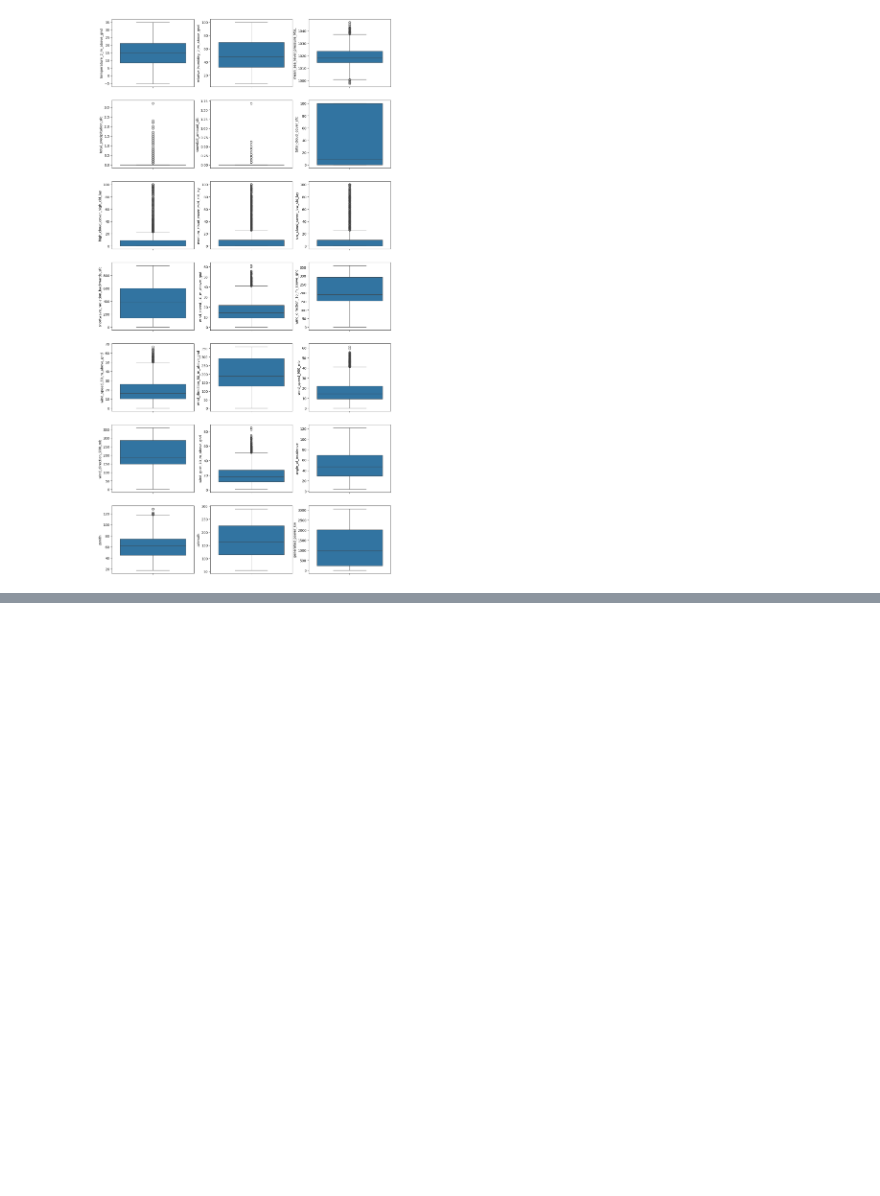
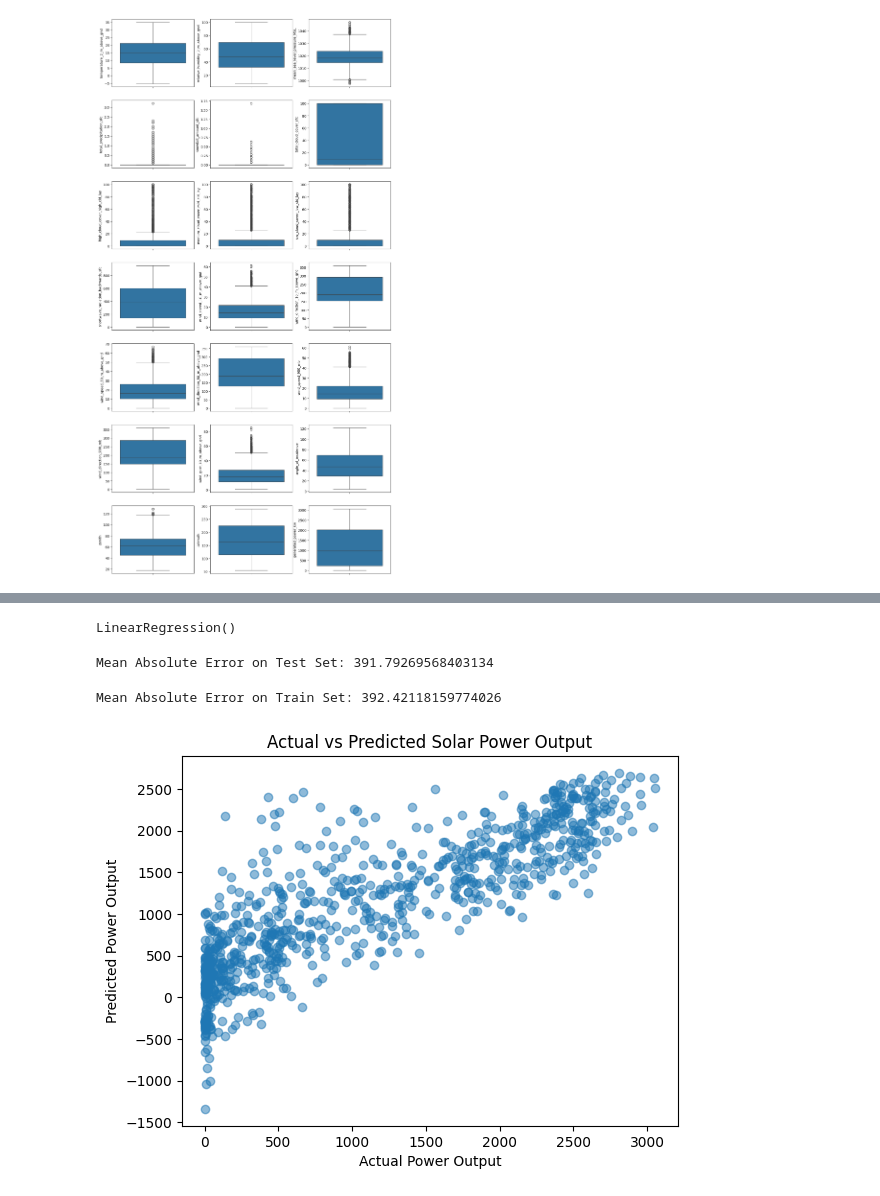
Before and after one commit to Janhavi275/SolarPowerPrediction, a Jupyter notebook: Solar Power Prediction/solarpowerprediction.ipynb, the cells around one changed output, grey strips where cells are left out. Cells and saved outputs as stored; diff of their text form; code cells hidden in the pictures; blank space fills up the shorter version.

```diff
--- a/Solar Power Prediction/solarpowerprediction.ipynb
+++ b/Solar Power Prediction/solarpowerprediction.ipynb
@@ -280,0 +307,38 @@ plt.show()
+# %%
+# Let's split the dataset into train and test sets
+X_train, X_test, y_train, y_test = train_test_split(X, y, test_size=0.2, random_state=42)
+# %%
+# Scaling
+scaler = StandardScaler()
+X_train_scaled = scaler.fit_transform(X_train)
+X_test_scaled = scaler.transform(X_test)
+# %%
+# Train the model
+model = LinearRegression()
+model.fit(X_train_scaled, y_train)
+# %% [output]
+LinearRegression()
+# %%
+# Evaluate the model - test
+y_pred = model.predict(X_test_scaled)
+mae = mean_absolute_error(y_test,y_pred)
+print(f"Mean Absolute Error on Test Set: {mae}")
+# %% [output]
+Mean Absolute Error on Test Set: 391.79269568403134
+# %%
+# Evaluate the model on training set
+y_pred_train = model.predict(X_train_scaled)
+mae_train = mean_absolute_error(y_train,y_pred_train)
+print(f"Mean Absolute Error on Train Set: {mae_train}")
+# %% [output]
+Mean Absolute Error on Train Set: 392.42118159774026
+# %%
+import matplotlib.pyplot as plt
+
+plt.scatter(y_test, y_pred, alpha=0.5)
+plt.xlabel("Actual Power Output")
+plt.ylabel("Predicted Power Output")
+plt.title("Actual vs Predicted Solar Power Output")
+plt.show()
+# %% [output]
+[figure, added]
```
Also changed, not shown: parts of 4 cells of this notebook.
